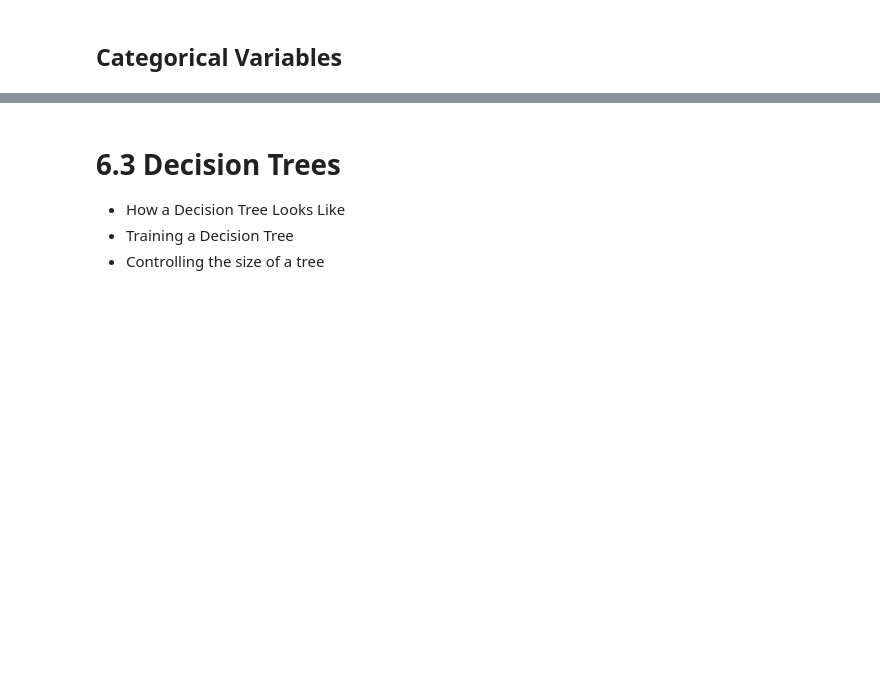
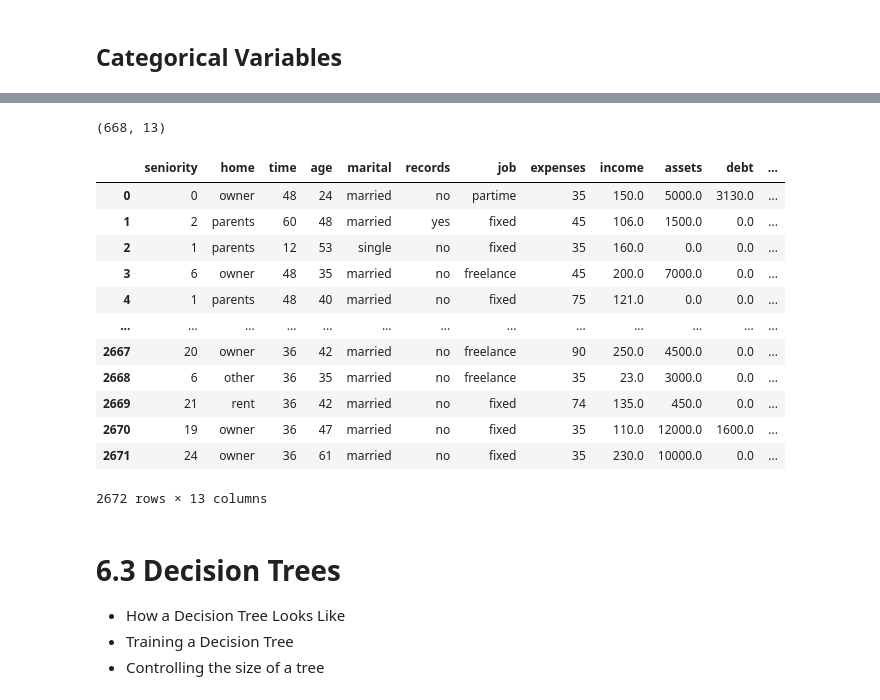
Before and after one commit to kelvin-meyet/MLOps-I-mlzmcmp, a Jupyter notebook: 04-trees_credit-risk/credit-risk-modelling.ipynb, the cells around one changed output, grey strips where cells are left out. Saved outputs shown, nothing was run; the diff lists cells and outputs as text; code cells hidden in the pictures; blank space fills up the shorter version.

Commit message:
end of data prep

```diff
--- a/04-trees_credit-risk/credit-risk-modelling.ipynb
+++ b/04-trees_credit-risk/credit-risk-modelling.ipynb
@@ -90,0 +129,13 @@ df.shape
+# %%
+#Replace all cells containing 99999999 with nan
+miss_columns = ['assets', 'income', 'debt']
+
+
+for col in miss_columns:
+    df[col] = df[col].replace(to_replace = 99999999.0 , value = np.nan)
+
+#or
+
+# df[miss_columns] = df[miss_columns].replace(to_replace=99999999.0, value = np.nan)
+
+df.shape
@@ -90,0 +162,4 @@ df.shape
+# %%
+# remove unknown rows from status variable and reset index
+df = df[df.status != 'unknown'].reset_index(drop=True)
+df.shape
@@ -90,0 +182,6 @@ df.shape
+# %%
+from sklearn.model_selection import train_test_split
+
+df_full_train, df_val = train_test_split(df, test_size=0.2, random_state=11)  # we get val 20%
+
+df_train, df_test = train_test_split(df_full_train, test_size=0.20, random_state=11) # we get train & test here
@@ -90,0 +198,6 @@ df.shape
+# %%
+#reset the indices
+
+df_train = df_train.reset_index(drop=True)
+df_val = df_val.reset_index(drop=True)
+df_test = df_test.reset_index(drop=True)
@@ -91,3 +228,31 @@ df.shape
+# %%
+#remove target outcome from partitions to get X data
+
+del df_train['status']
+del df_val['status']
+del df_test['status']
+
+df_train.shape
+df_val.shape
+df_test.shape
+# %% [output]
+(668, 13)
+# %%
+df_train
+# %% [output]
+|  | seniority | home | time | age | marital | records | job | expenses | income | assets | debt | ... |
+| 0 | 0 | owner | 48 | 24 | married | no | partime | 35 | 150.0 | 5000.0 | 3130.0 | ... |
+| 1 | 2 | parents | 60 | 48 | married | yes | fixed | 45 | 106.0 | 1500.0 | 0.0 | ... |
+| 2 | 1 | parents | 12 | 53 | single | no | fixed | 35 | 160.0 | 0.0 | 0.0 | ... |
+| 3 | 6 | owner | 48 | 35 | married | no | freelance | 45 | 200.0 | 7000.0 | 0.0 | ... |
+| 4 | 1 | parents | 48 | 40 | married | no | fixed | 75 | 121.0 | 0.0 | 0.0 | ... |
+| ... | ... | ... | ... | ... | ... | ... | ... | ... | ... | ... | ... | ... |
+| 2667 | 20 | owner | 36 | 42 | married | no | freelance | 90 | 250.0 | 4500.0 | 0.0 | ... |
+| 2668 | 6 | other | 36 | 35 | married | no | freelance | 35 | 23.0 | 3000.0 | 0.0 | ... |
+| 2669 | 21 | rent | 36 | 42 | married | no | fixed | 74 | 135.0 | 450.0 | 0.0 | ... |
+| 2670 | 19 | owner | 36 | 47 | married | no | fixed | 35 | 110.0 | 12000.0 | 1600.0 | ... |
+| 2671 | 24 | owner | 36 | 61 | married | no | fixed | 35 | 230.0 | 10000.0 | 0.0 | ... |
+2672 rows × 13 columns
 # %% [markdown]
 # 6.3 Decision Trees
  - How a Decision Tree Looks Like
```
Also changed, not shown: parts of 15 cells of this notebook, 1 other file.
